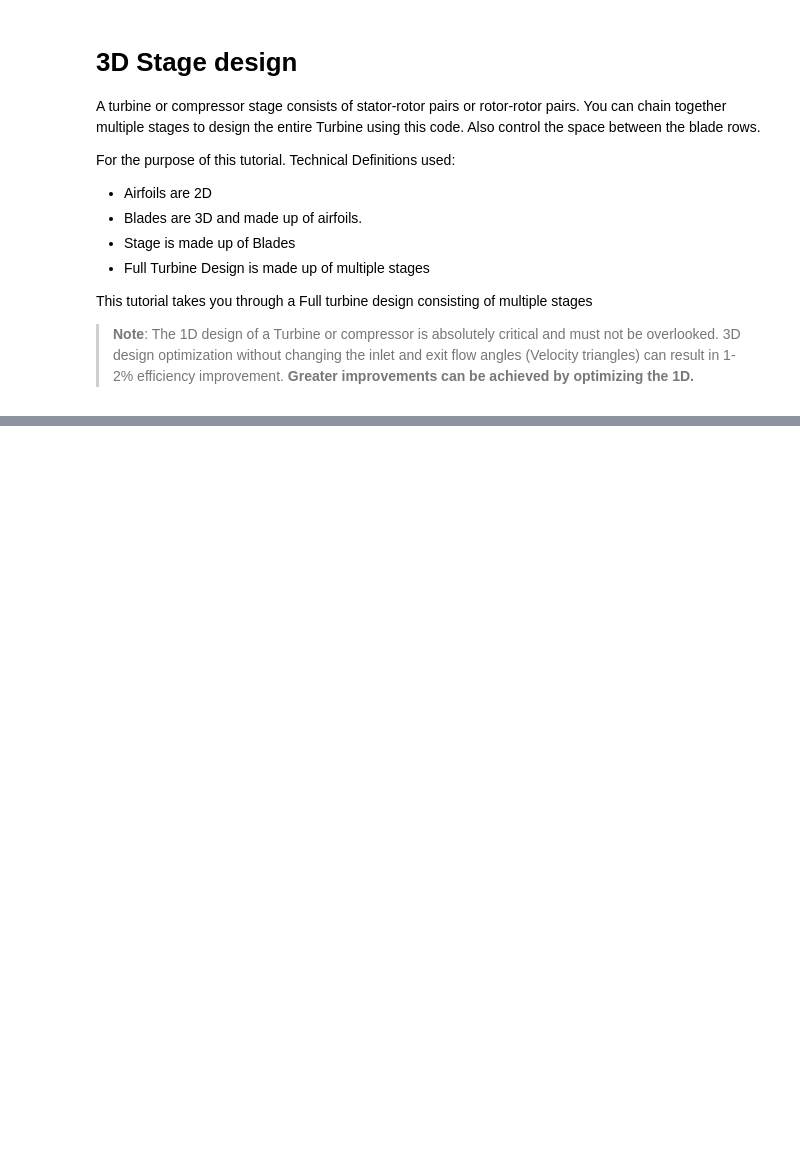
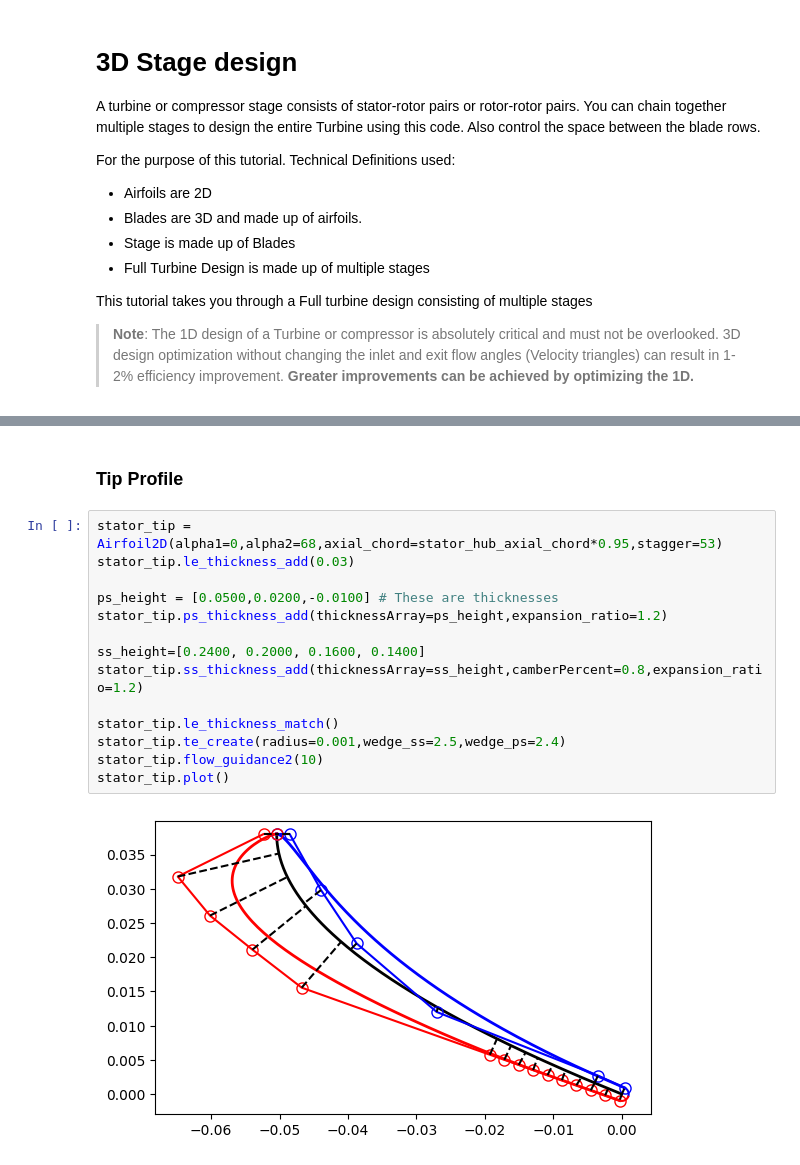
Before and after one commit to nasa/pyturbo-aero, a Jupyter notebook: tutorials/3D_StageTutorial.ipynb, the cells around one changed output, grey strips where cells are left out. Drawn from its saved outputs; the diff is of its cells as text; blank space fills up the shorter version.

```diff
--- a/tutorials/3D_StageTutorial.ipynb
+++ b/tutorials/3D_StageTutorial.ipynb
@@ -24,0 +69,18 @@ Below is an example of creating a stator blade
+# %% [markdown]
+### Tip Profile
+# %%
+stator_tip = Airfoil2D(alpha1=0,alpha2=68,axial_chord=stator_hub_axial_chord*0.95,stagger=53)
+stator_tip.le_thickness_add(0.03)
+
+ps_height = [0.0500,0.0200,-0.0100] # These are thicknesses
+stator_tip.ps_thickness_add(thicknessArray=ps_height,expansion_ratio=1.2)
+
+ss_height=[0.2400, 0.2000, 0.1600, 0.1400]
+stator_tip.ss_thickness_add(thicknessArray=ss_height,camberPercent=0.8,expansion_ratio=1.2)
+
+stator_tip.le_thickness_match()
+stator_tip.te_create(radius=0.001,wedge_ss=2.5,wedge_ps=2.4)
+stator_tip.flow_guidance2(10)
+stator_tip.plot()
+# %% [output]
+[figure, added]
```
Also changed, not shown: parts of 39 cells of this notebook, 11 other files.
